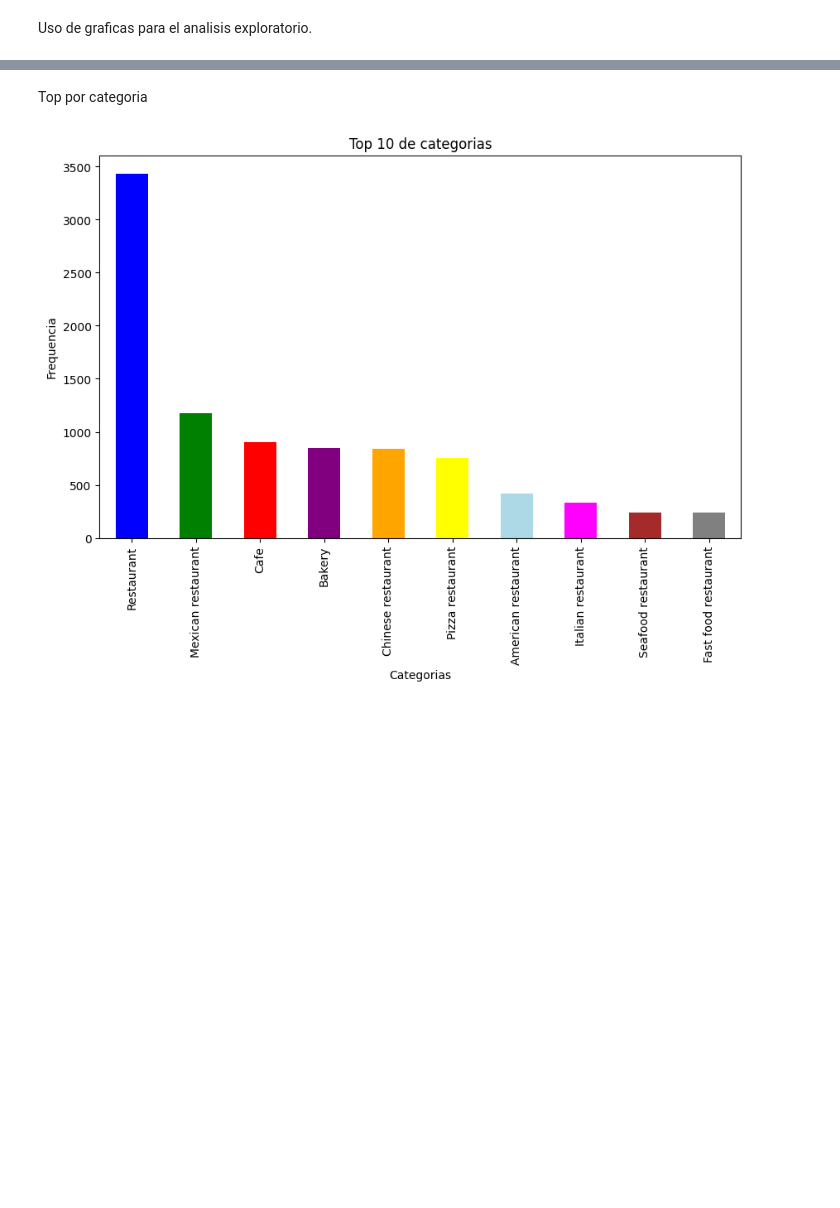
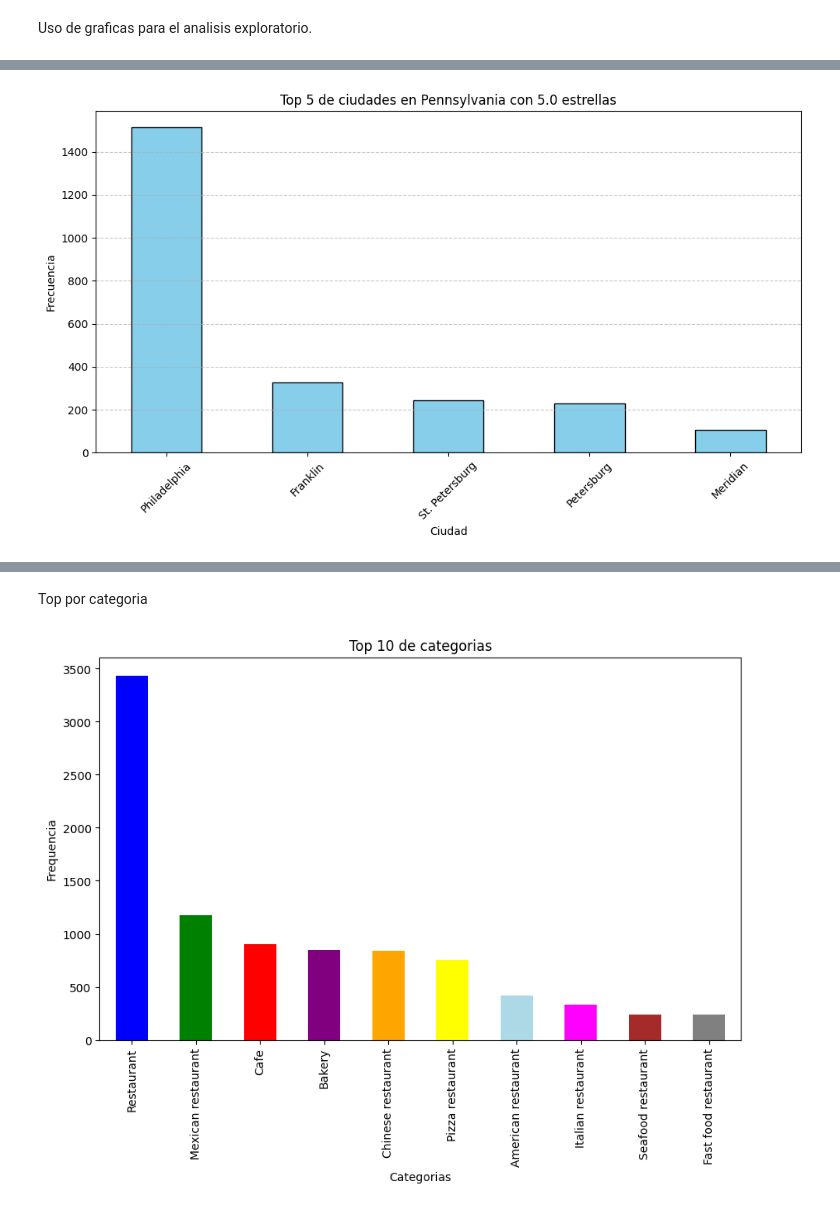
Before and after one commit to SaulZambranoMeza/Proyecto-NOVA, a Jupyter notebook: Notebooks/EDA/EDA.ipynb, the cells around one changed output, grey strips where cells are left out. Cells and saved outputs as stored; diff of their text form; code cells hidden in the pictures; blank space fills up the shorter version.

```diff
--- a/Notebooks/EDA/EDA.ipynb
+++ b/Notebooks/EDA/EDA.ipynb
@@ -626,0 +664,22 @@ Uso de graficas para el analisis exploratorio.
+# %%
+df_pa = business[business['state'] == 'Pennsylvania']
+
+top_cities_pa = df_pa['city'].value_counts().head(5)
+
+df_top_cities_pa = df_pa[df_pa['city'].isin(top_cities_pa.index)]
+
+df_stars_5_pa = df_top_cities_pa[df_top_cities_pa['stars'] == 5.0]
+
+city_counts = df_stars_5_pa['city'].value_counts()
+
+plt.figure(figsize=(10, 6))
+city_counts.plot(kind='bar', color='skyblue', edgecolor='black')
+plt.title('Top 5 de ciudades en Pennsylvania con 5.0 estrellas')
+plt.xlabel('Ciudad')
+plt.ylabel('Frecuencia')
+plt.xticks(rotation=45)
+plt.grid(axis='y', linestyle='--', alpha=0.7)
+plt.tight_layout()
+plt.show()
+# %% [output]
+[figure, added]
```
Also changed, not shown: parts of 25 cells of this notebook.
